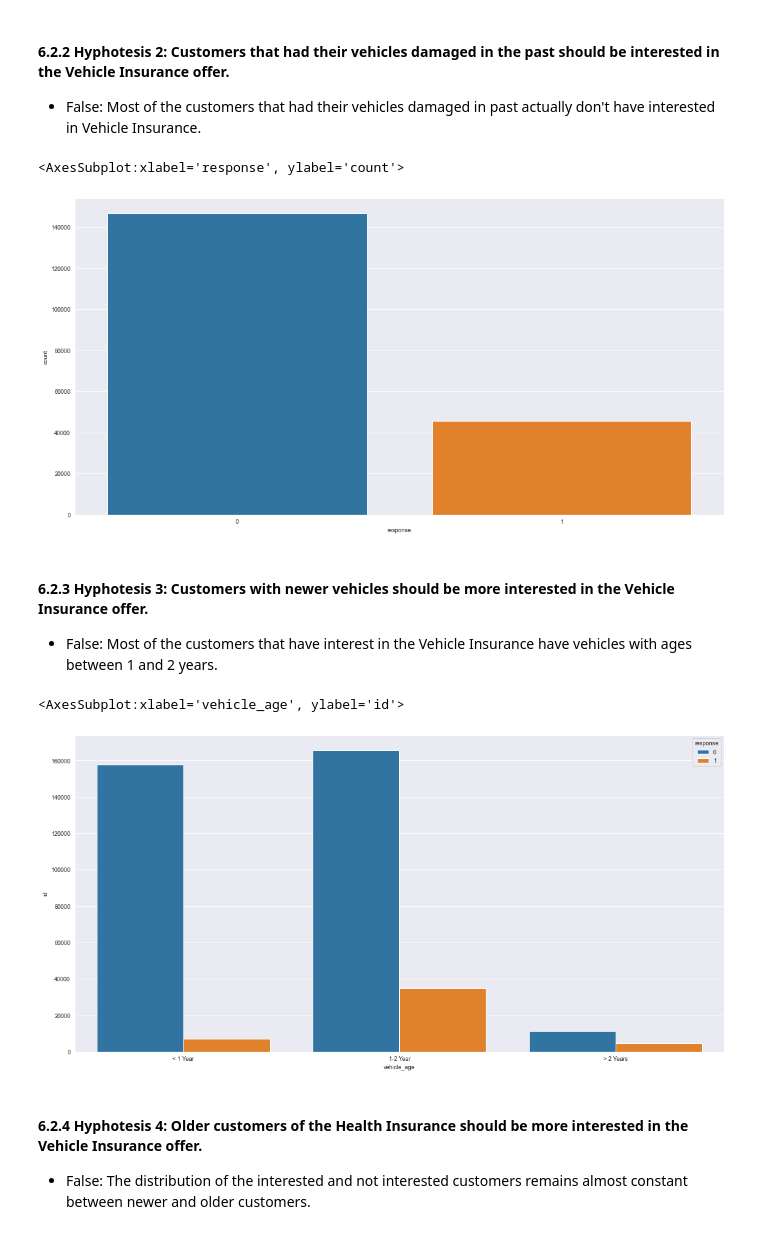
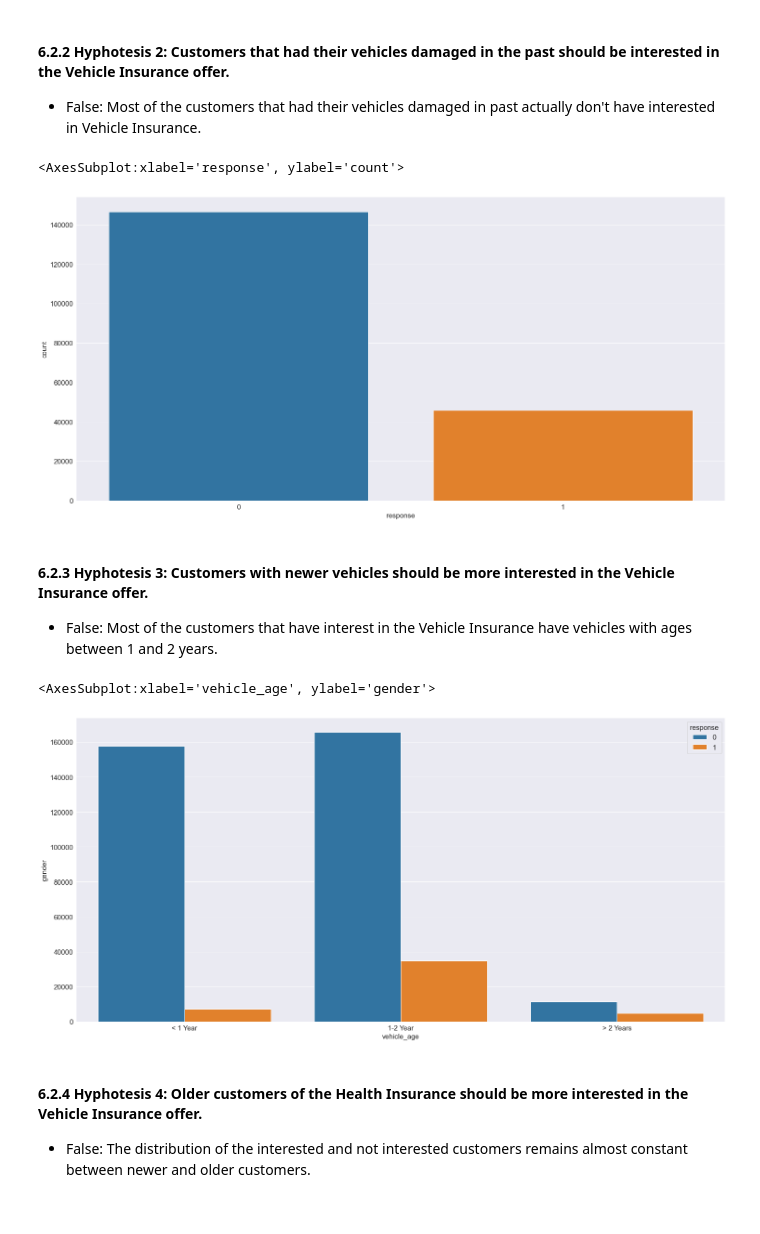
Before and after one commit to andre-ls/insurance-cross-sell, a Jupyter notebook: Code/main_notebook.ipynb, the cells around one changed output. Drawn from its saved outputs; the diff is of its cells as text; code cells hidden in the pictures.

```diff
--- a/Code/main_notebook.ipynb
+++ b/Code/main_notebook.ipynb
@@ -91,6 +91,9 @@ There's no presence of NaN values on the dataset, which is a good sign.
 # %%
 data['region_code'] = data['region_code'].astype('int64')
 data['policy_sales_channel'] = data['policy_sales_channel'].astype('int64')
+# %%
+data = data.drop('id',axis=1)
+data.index = data.index + 1
 # %%
 data.dtypes
 # %% [output]
@@ -254,17 +256,17 @@ plot_data = data[data['vehicle_damage']=='Yes']
 sns.countplot(x='response',data=plot_data)
 # %% [output]
 <AxesSubplot:xlabel='response', ylabel='count'>
-[figure, old version]
+[figure, new version]
 # %% [markdown]
 #### 6.2.3 Hyphotesis 3: Customers with newer vehicles should be more interested in the Vehicle Insurance offer.
 
 * False: Most of the customers that have interest in the Vehicle Insurance have vehicles with ages between 1 and 2 years.
 # %%
 plot_data = data.groupby(['vehicle_age','response']).count().reset_index()
-sns.barplot(x='vehicle_age',y='id',data=plot_data,hue='response',order=['< 1 Year','1-2 Year','> 2 Years'])
+sns.barplot(x='vehicle_age',y='gender',data=plot_data,hue='response',order=['< 1 Year','1-2 Year','> 2 Years'])
 # %% [output]
-<AxesSubplot:xlabel='vehicle_age', ylabel='id'>
+<AxesSubplot:xlabel='vehicle_age', ylabel='gender'>
-[figure, old version]
+[figure, new version]
 # %% [markdown]
 #### 6.2.4 Hyphotesis 4: Older customers of the Health Insurance should be more interested in the Vehicle Insurance offer.
 * False: The distribution of the interested and not interested customers remains almost constant between newer and older customers.
```
Also changed, not shown: parts of 16 cells of this notebook.
